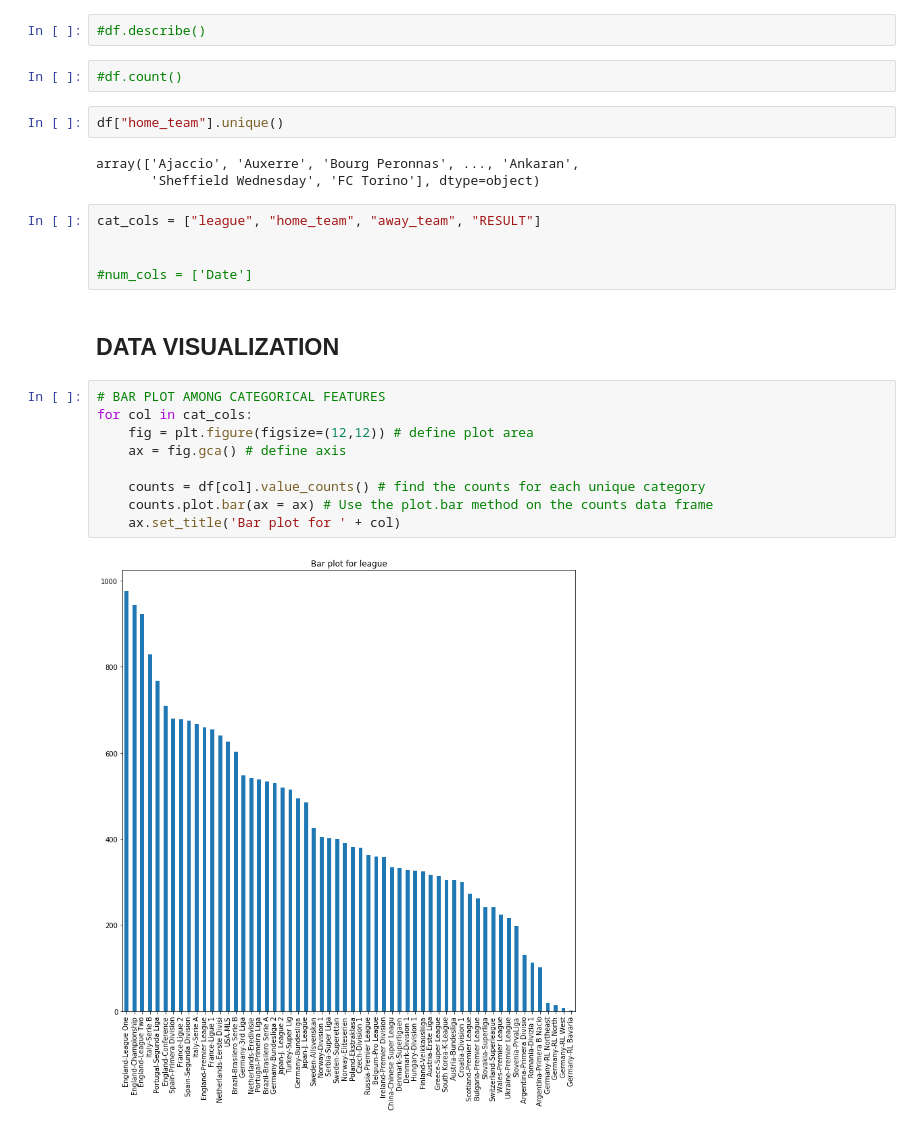
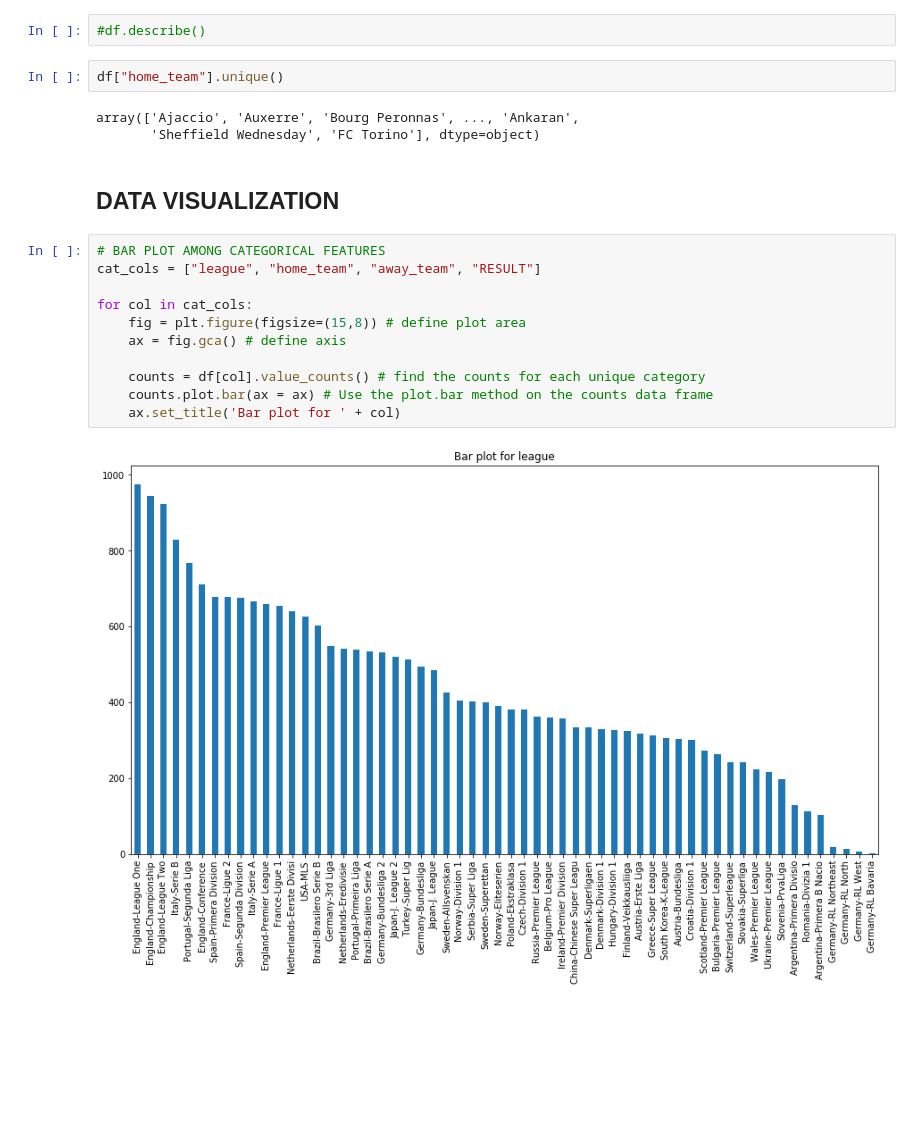
Before and after one commit to nnorukaemeka/piq2019, a Jupyter notebook: PredictiveSport.ipynb, the cells around one changed output. Cells and saved outputs as stored; diff of their text form; blank space fills up the shorter version.

```diff
--- a/PredictiveSport.ipynb
+++ b/PredictiveSport.ipynb
@@ -160,27 +142,22 @@ Length: 81, dtype: object
 # %%
 #df.describe()
-# %%
-#df.count()
 # %%
 df["home_team"].unique()
 # %% [output]
 array(['Ajaccio', 'Auxerre', 'Bourg Peronnas', ..., 'Ankaran',
        'Sheffield Wednesday', 'FC Torino'], dtype=object)
-# %%
-cat_cols = ["league", "home_team", "away_team", "RESULT"]
-
-
-#num_cols = ['Date']
 # %% [markdown]
 ## DATA VISUALIZATION
 # %%
 # BAR PLOT AMONG CATEGORICAL FEATURES
+cat_cols = ["league", "home_team", "away_team", "RESULT"]
+
 for col in cat_cols:
-    fig = plt.figure(figsize=(12,12)) # define plot area
+    fig = plt.figure(figsize=(15,8)) # define plot area
     ax = fig.gca() # define axis
 
     counts = df[col].value_counts() # find the counts for each unique category
     counts.plot.bar(ax = ax) # Use the plot.bar method on the counts data frame
     ax.set_title('Bar plot for ' + col)
 # %% [output]
-[figure, old version]
+[figure, new version]
```
Also changed, not shown: parts of 10 cells of this notebook.
